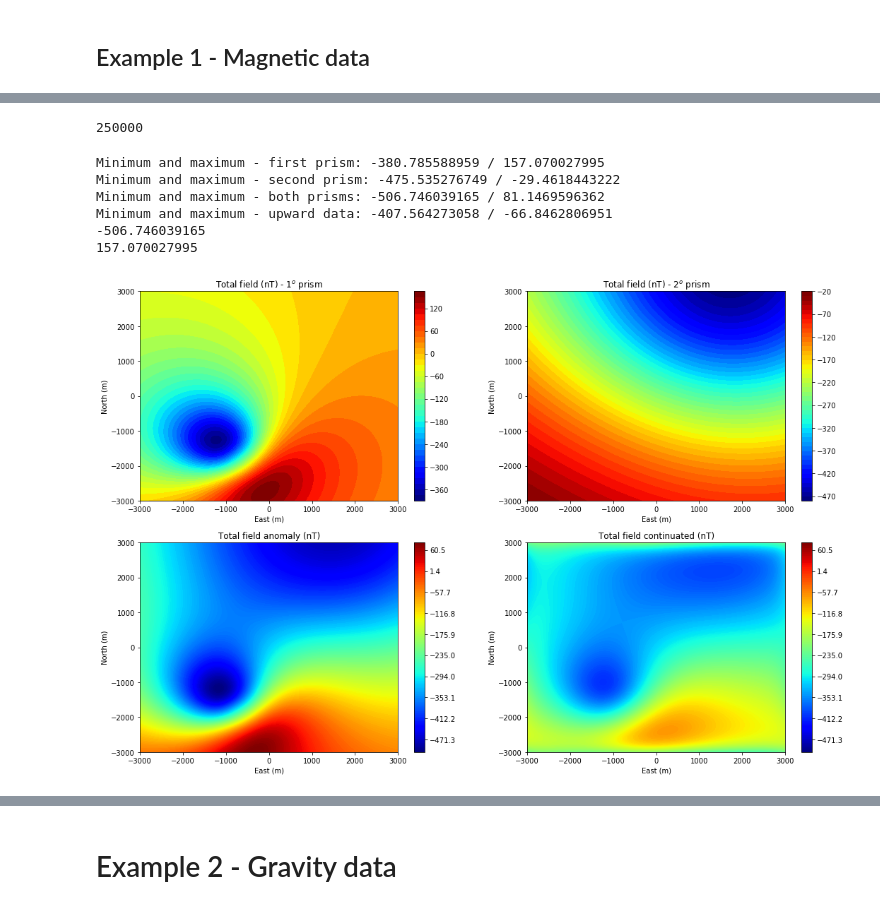
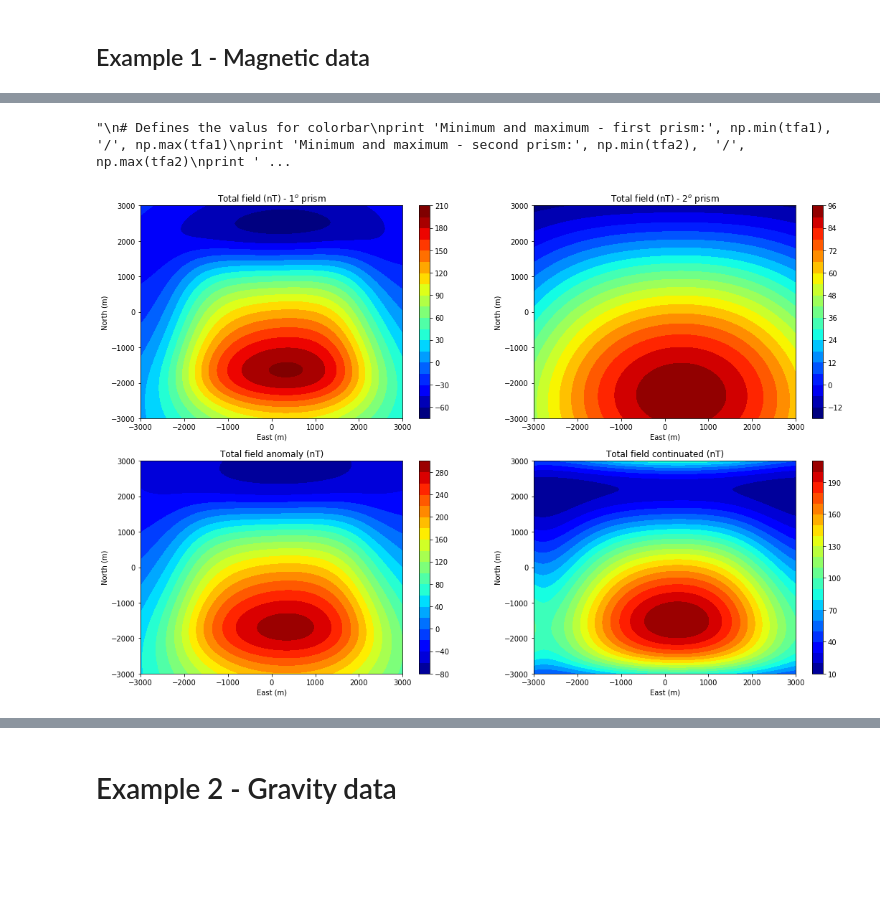
Before and after one commit to nelsondelimar/master, a Jupyter notebook: notebooks/continuation.ipynb, the cells around one changed output, grey strips where cells are left out. Saved outputs shown, nothing was run; the diff lists cells and outputs as text; code cells hidden in the pictures; blank space fills up the shorter version.

Commit message:
Updated notebook for continuation data filtering

```diff
--- a/notebooks/continuation.ipynb
+++ b/notebooks/continuation.ipynb
@@ -38,13 +39,13 @@ z = -20.
 X, Y = np.meshgrid(x, y)
 # %%
 #Informations about the rectangular prisms that we will use
-prism1 = [-800., -500., -2000., -1700., 400., 1200., 1.275]
-prism2 = [1200., 2500., 1200., 2500., 4000., 6000., -1.5]
+prism1 = [-2000., 2000., -2000., 2000., 1000., 3000., 1.]
+prism2 = [-3000., 3000., -3000., 3000., 3000., 6000., 1.]
 
 # Informations about the values for inclination and declination
-direc1 = [32., -61., 0.] # degrees
-direc2 = [-45., 45., 0.] # degrees
-field = [50., -22., 0.] # degres
+direc1 = [45., 20]
+direc2 = [45., 20.]
+field = [55., -48.]
 # Here we assume that both prism have the same inc and dec
 # %%
 # Calculate the total field anomaly
@@ -84,4 +73,0 @@ plt.show()
-# %%
-print(U.size)
-# %% [output]
-250000
@@ -95,4 +74,5 @@ TFA_up = (np.fft.ifft2(TFA_cont)) # Applieding the inverse Fourier
 # %%
+'''
 # Defines the valus for colorbar
 print 'Minimum and maximum - first prism:', np.min(tfa1), '/', np.max(tfa1)
 print 'Minimum and maximum - second prism:', np.min(tfa2),  '/', np.max(tfa2)
@@ -107,13 +87,9 @@ print np.max(values)
 
 # Defining the colorbar
 vcor = np.linspace(tfa.min(), tfa.max(), 200)
+'''
 # %% [output]
-Minimum and maximum - first prism: -380.785588959 / 157.070027995
-Minimum and maximum - second prism: -475.535276749 / -29.4618443222
-Minimum and maximum - both prisms: -506.746039165 / 81.1469596362
-Minimum and maximum - upward data: -407.564273058 / -66.8462806951
--506.746039165
-157.070027995
+"\n# Defines the valus for colorbar\nprint 'Minimum and maximum - first prism:', np.min(tfa1), '/', np.max(tfa1)\nprint 'Minimum and maximum - second prism:', np.min(tfa2),  '/', np.max(tfa2)\nprint ' ...
 # %%
 # Plot the map for total field anomaly
 plt.close('all')
@@ -121,7 +97,7 @@ plt.figure(figsize=(18,12))
 
 plt.subplot(2,2,1)
 plt.title('Total field (nT) - $1^o$ prism')
-fig1 = plt.contourf(X, Y, tfa1, 50, vmin = np.min(tfa1), vmax = np.max(tfa1), cmap = plt.cm.jet)
+fig1 = plt.contourf(Y, X, tfa1, 20, vmin = np.min(tfa1), vmax = np.max(tfa1), cmap = plt.cm.jet)
 plt.xlabel('East (m)')
 plt.ylabel('North (m)')
 plt.xlim(np.min(X), np.max(X))
@@ -129,40 +105,37 @@ plt.ylim(np.min(Y), np.max(Y))
 cb1 = plt.colorbar(fig1)
 cb2lim = plt.clim(np.min(tfa1), np.max(tfa1))
 
 plt.subplot(2,2,2)
 plt.title('Total field (nT) - $2^o$ prism')
-fig2 = plt.contourf(X, Y, tfa2, 50, cmap = plt.cm.jet, vmin = np.min(tfa2), vmax = np.max(tfa2))
+fig2 = plt.contourf(Y, X, tfa2, 20, cmap = plt.cm.jet, vmin = np.min(tfa2), vmax = np.max(tfa2))
 plt.xlabel('East (m)')
 plt.ylabel('North (m)')
 plt.xlim(np.min(X), np.max(X))
 plt.ylim(np.min(Y), np.max(Y))
 cb2 = plt.colorbar(fig2)
 cb2lim = plt.clim(np.min(tfa2), np.max(tfa2))
 
 plt.subplot(2,2,3)
 plt.title('Total field anomaly (nT)')
-fig3 = plt.contourf(X, Y, tfa, vcor, cmap = plt.cm.jet)
+fig3 = plt.contourf(Y, X, tfa, 20, cmap = plt.cm.jet)
 plt.xlabel('East (m)')
 plt.ylabel('North (m)')
 plt.xlim(np.min(X), np.max(X))
 plt.ylim(np.min(Y), np.max(Y))
 cb3 = plt.colorbar(fig3)
-cb3lim = plt.clim(vcor.min(), vcor.max())
 
 plt.subplot(2,2,4)
 plt.title('Total field continuated (nT)')
-fig4 = plt.contourf(X, Y, TFA_up, vcor, cmap = plt.cm.jet)
+fig4 = plt.contourf(Y, X, TFA_up, 20, cmap = plt.cm.jet)
 plt.xlabel('East (m)')
 plt.ylabel('North (m)')
 plt.xlim(np.min(X), np.max(X))
 plt.ylim(np.min(Y), np.max(Y))
 cb4 = plt.colorbar(fig4)
-cb4lim = plt.clim(vcor.min(), vcor.max())
 
-plt.savefig('figs/magneticdata.png')
 plt.show()
 # %% [output]
-[figure, old version]
+[figure, new version]
 # %%
 # Plotting the residual file
 plt.figure(figsize=(20,12))
```
Also changed, not shown: parts of 22 cells of this notebook.
